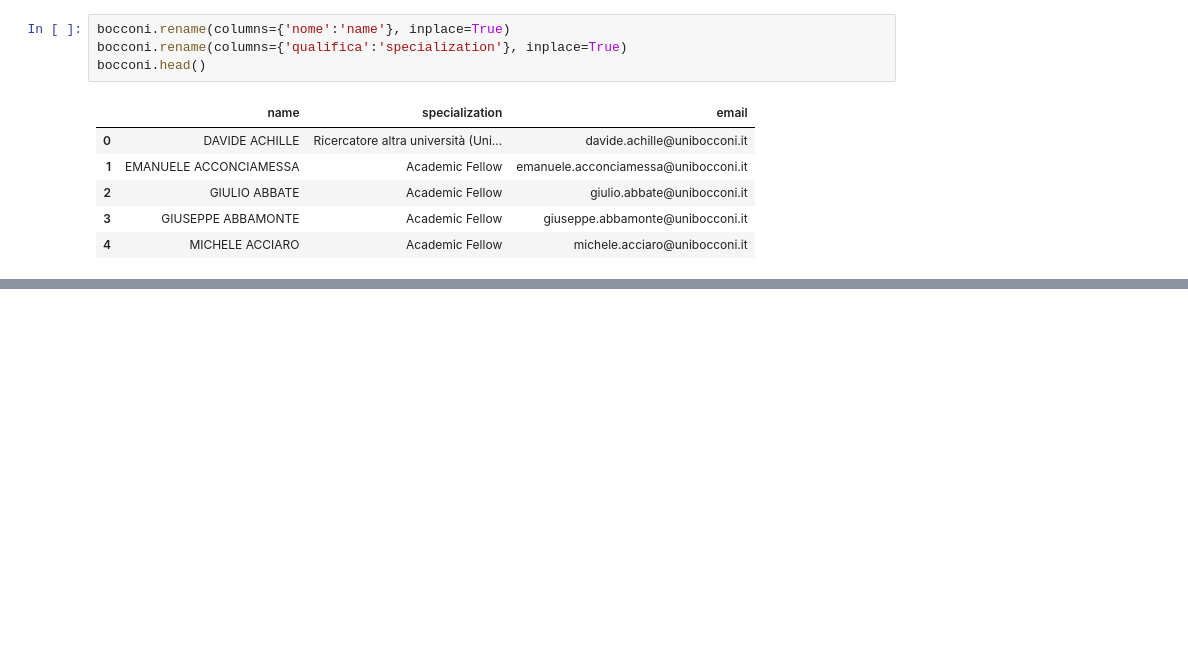
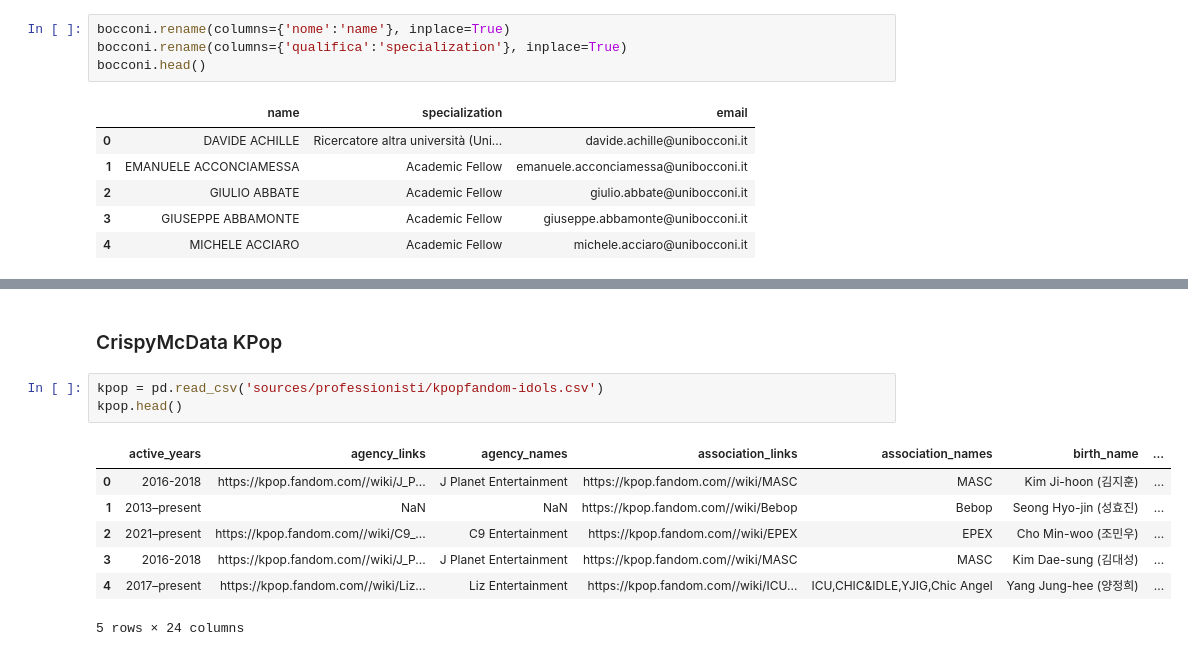
Before and after one commit to samuel-esp/IngDati-Progetto, a Jupyter notebook: SchemaAlignmentProfessionisti.ipynb, the cells around one changed output, grey strips where cells are left out. Cells and saved outputs as stored; diff of their text form; blank space fills up the shorter version.

```diff
--- a/SchemaAlignmentProfessionisti.ipynb
+++ b/SchemaAlignmentProfessionisti.ipynb
@@ -607,0 +642,13 @@ bocconi.head()
+# %% [markdown]
+### CrispyMcData KPop
+# %%
+kpop = pd.read_csv('sources/professionisti/kpopfandom-idols.csv')
+kpop.head()
+# %% [output]
+|  | active_years | agency_links | agency_names | association_links | association_names | birth_name | ... |
+| 0 | 2016-2018 | https://kpop.fandom.com//wiki/J_P... | J Planet Entertainment | https://kpop.fandom.com//wiki/MASC | MASC | Kim Ji-hoon (김지훈) | ... |
+| 1 | 2013–present | NaN | NaN | https://kpop.fandom.com//wiki/Bebop | Bebop | Seong Hyo-jin (성효진) | ... |
+| 2 | 2021–present | https://kpop.fandom.com//wiki/C9_... | C9 Entertainment | https://kpop.fandom.com//wiki/EPEX | EPEX | Cho Min-woo (조민우) | ... |
+| 3 | 2016-2018 | https://kpop.fandom.com//wiki/J_P... | J Planet Entertainment | https://kpop.fandom.com//wiki/MASC | MASC | Kim Dae-sung (김대성) | ... |
+| 4 | 2017–present | https://kpop.fandom.com//wiki/Liz... | Liz Entertainment | https://kpop.fandom.com//wiki/ICU... | ICU,CHIC&IDLE,YJIG,Chic Angel | Yang Jung-hee (양정희) | ... |
+5 rows × 24 columns
```
Also changed, not shown: parts of 11 cells of this notebook.
